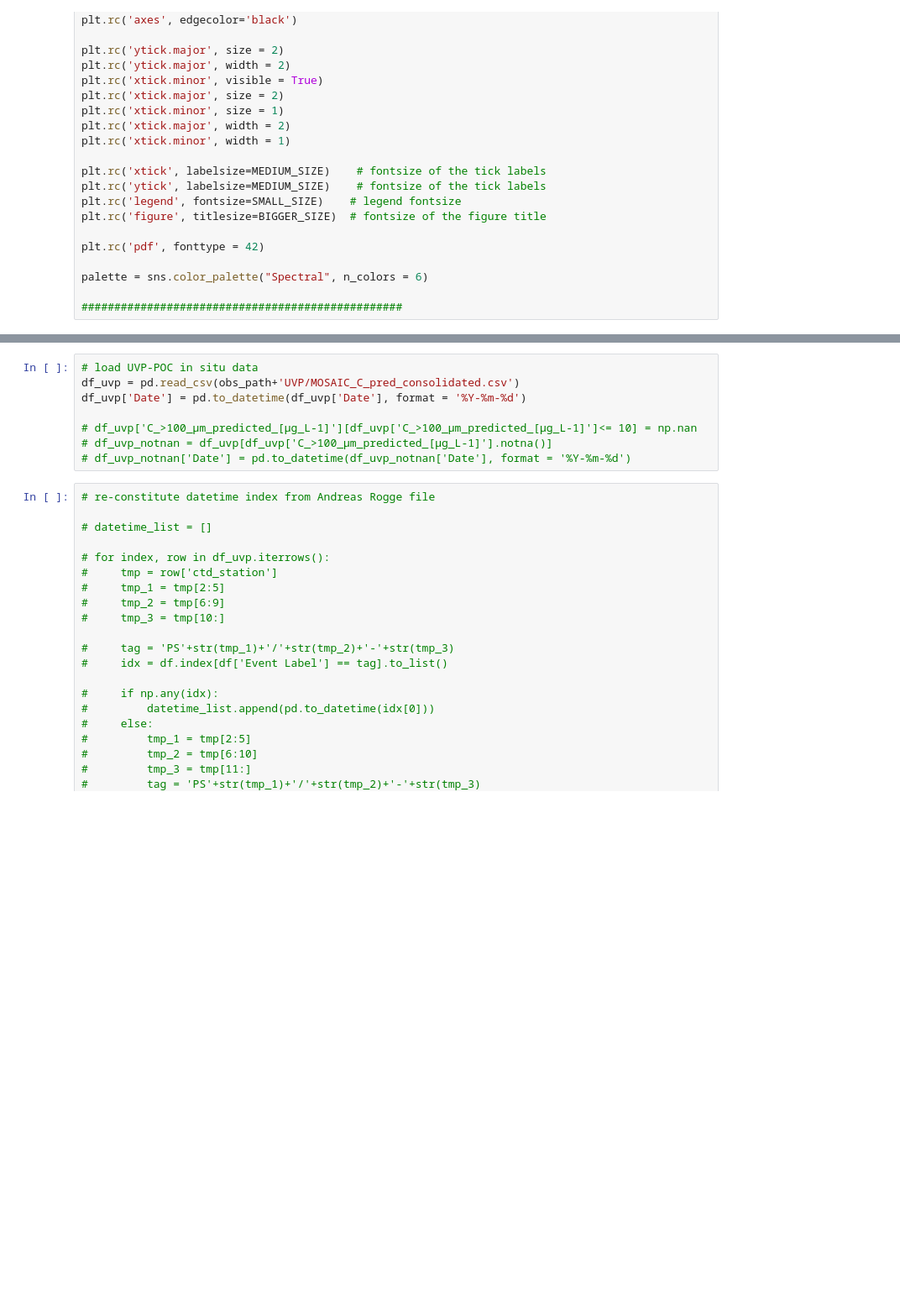
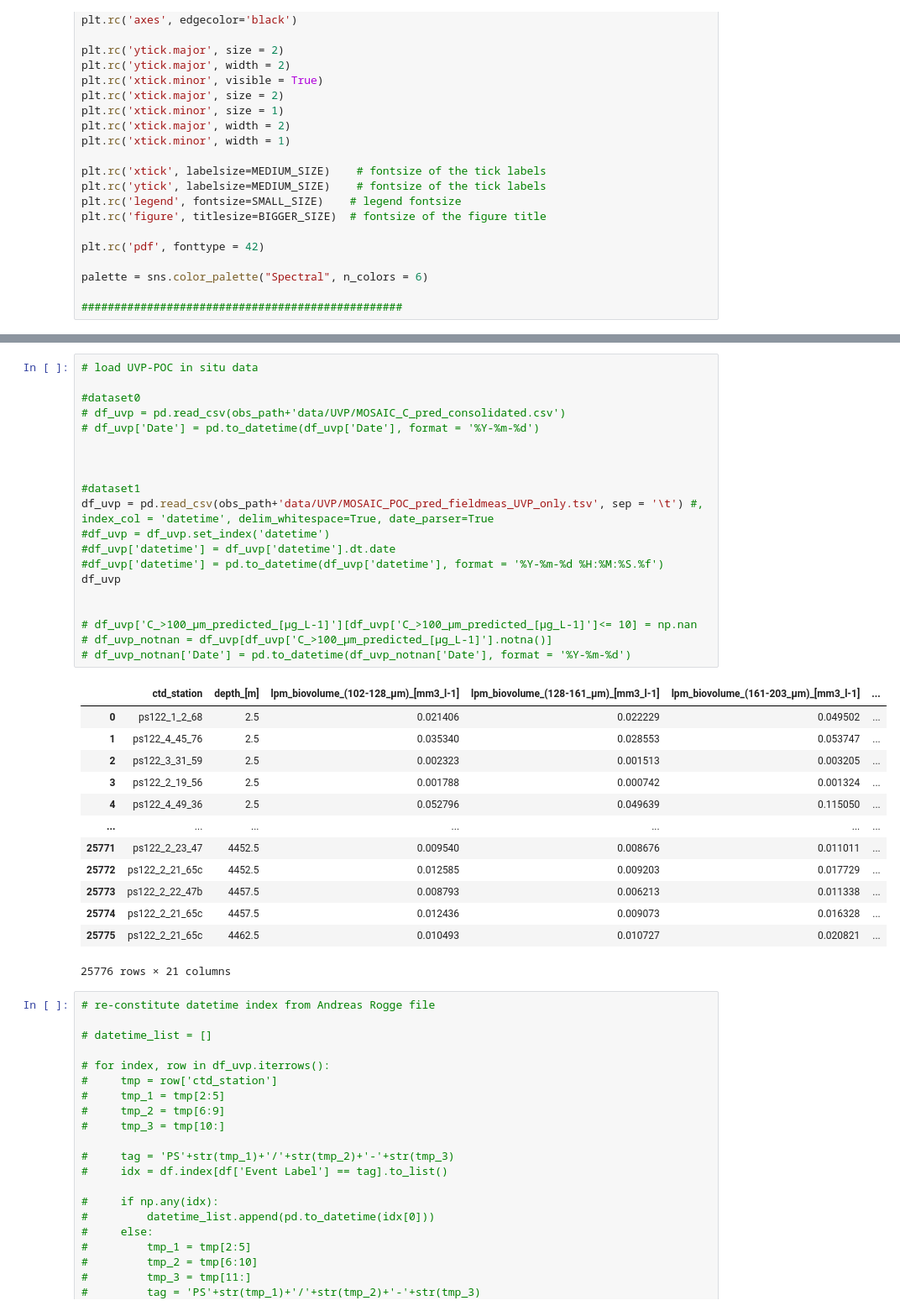
Before and after one commit to LAWTIDEBOY/nuarctic, a Jupyter notebook: scripts/Post-processing/plot_outputs.ipynb, the cells around one changed output, grey strips where cells are left out. Shown at 84% size. Cells and saved outputs as stored; diff of their text form; blank space fills up the shorter version.

```diff
--- a/scripts/Post-processing/plot_outputs.ipynb
+++ b/scripts/Post-processing/plot_outputs.ipynb
@@ -98,11 +93,37 @@ for i in np.arange(0,len(files)):
 # %%
 # load UVP-POC in situ data
-df_uvp = pd.read_csv(obs_path+'UVP/MOSAIC_C_pred_consolidated.csv')
-df_uvp['Date'] = pd.to_datetime(df_uvp['Date'], format = '%Y-%m-%d')
+
+#dataset0
+# df_uvp = pd.read_csv(obs_path+'data/UVP/MOSAIC_C_pred_consolidated.csv')
+# df_uvp['Date'] = pd.to_datetime(df_uvp['Date'], format = '%Y-%m-%d')
+
+
+
+#dataset1
+df_uvp = pd.read_csv(obs_path+'data/UVP/MOSAIC_POC_pred_fieldmeas_UVP_only.tsv', sep = '\t') #, index_col = 'datetime', delim_whitespace=True, date_parser=True
+#df_uvp = df_uvp.set_index('datetime')
+#df_uvp['datetime'] = df_uvp['datetime'].dt.date
+#df_uvp['datetime'] = pd.to_datetime(df_uvp['datetime'], format = '%Y-%m-%d %H:%M:%S.%f')
+df_uvp
+
 
 # df_uvp['C_>100_µm_predicted_[µg_L-1]'][df_uvp['C_>100_µm_predicted_[µg_L-1]']<= 10] = np.nan
 # df_uvp_notnan = df_uvp[df_uvp['C_>100_µm_predicted_[µg_L-1]'].notna()]
 # df_uvp_notnan['Date'] = pd.to_datetime(df_uvp_notnan['Date'], format = '%Y-%m-%d')
+# %% [output]
+|  | ctd_station | depth_[m] | lpm_biovolume_(102-128_µm)_[mm3_l-1] | lpm_biovolume_(128-161_µm)_[mm3_l-1] | lpm_biovolume_(161-203_µm)_[mm3_l-1] | ... |
+| 0 | ps122_1_2_68 | 2.5 | 0.021406 | 0.022229 | 0.049502 | ... |
+| 1 | ps122_4_45_76 | 2.5 | 0.035340 | 0.028553 | 0.053747 | ... |
+| 2 | ps122_3_31_59 | 2.5 | 0.002323 | 0.001513 | 0.003205 | ... |
+| 3 | ps122_2_19_56 | 2.5 | 0.001788 | 0.000742 | 0.001324 | ... |
+| 4 | ps122_4_49_36 | 2.5 | 0.052796 | 0.049639 | 0.115050 | ... |
+| ... | ... | ... | ... | ... | ... | ... |
+| 25771 | ps122_2_23_47 | 4452.5 | 0.009540 | 0.008676 | 0.011011 | ... |
+| 25772 | ps122_2_21_65c | 4452.5 | 0.012585 | 0.009203 | 0.017729 | ... |
+| 25773 | ps122_2_22_47b | 4457.5 | 0.008793 | 0.006213 | 0.011338 | ... |
+| 25774 | ps122_2_21_65c | 4457.5 | 0.012436 | 0.009073 | 0.016328 | ... |
+| 25775 | ps122_2_21_65c | 4462.5 | 0.010493 | 0.010727 | 0.020821 | ... |
+25776 rows × 21 columns
 # %%
 # re-constitute datetime index from Andreas Rogge file
 
```
Also changed, not shown: parts of 7 cells of this notebook.
